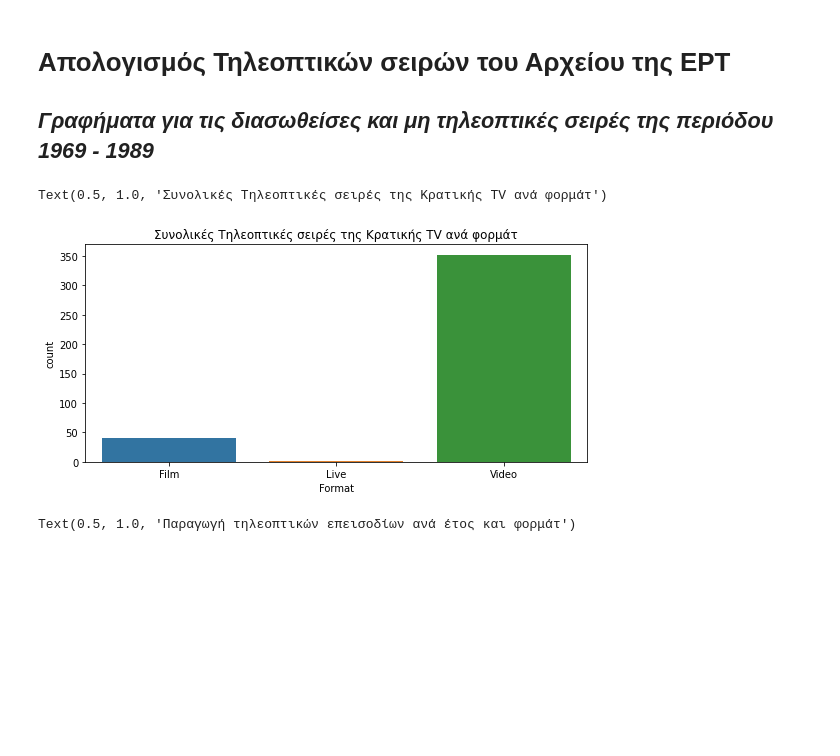
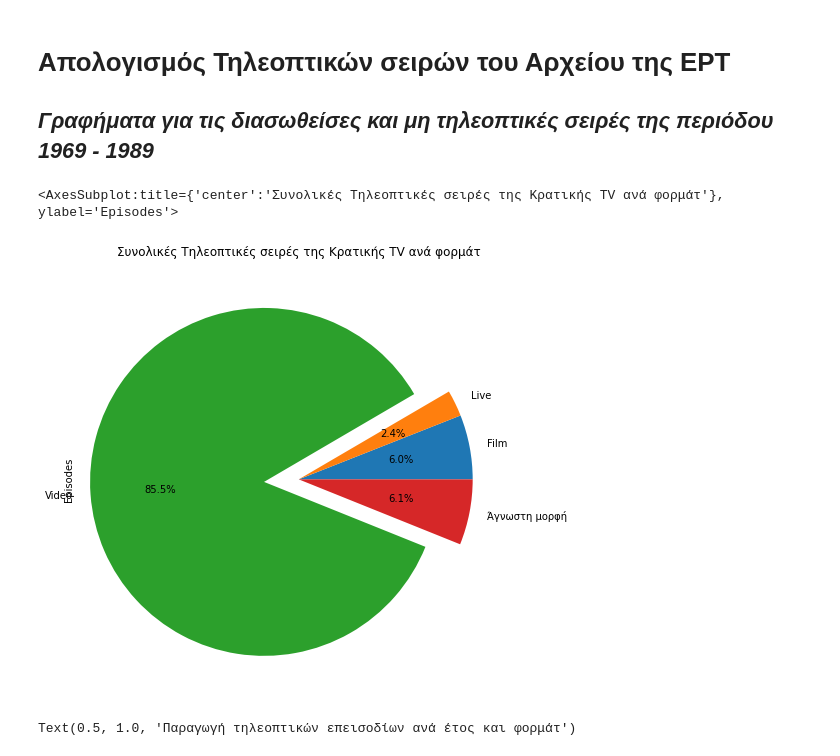
Before and after one commit to AntonioKal/Data_Analysis, a Jupyter notebook: Archivio_ERT.ipynb, the cells around one changed output. Drawn from its saved outputs; the diff is of its cells as text; code cells hidden in the pictures; blank space fills up the shorter version.

```diff
--- a/Archivio_ERT.ipynb
+++ b/Archivio_ERT.ipynb
@@ -12,13 +12,11 @@ pd.set_option('display.max_rows', None)
 pd.set_option('display.max_columns', None)
 # %%
 df = pd.read_excel('datasets/myProjects/Archivio_ERT.xlsx')
-# %%
-plt.figure(figsize =(9,4))
-sbn.countplot(x= 'Format',  data=df[df['Format']!='Άγνωστη μορφή'])
-plt.title('Συνολικές Τηλεοπτικές σειρές της Κρατικής TV ανά φορμάτ')
-# %% [output]
-Text(0.5, 1.0, 'Συνολικές Τηλεοπτικές σειρές της Κρατικής TV ανά φορμάτ')
-[figure, removed]
+# %%
+df.groupby('Format').sum()['Episodes'].plot(kind='pie',shadow=False, title = 'Συνολικές Τηλεοπτικές σειρές της Κρατικής TV ανά φορμάτ', autopct = '%1.1f%%', figsize =(10,8), explode = [0, 0, 0.2, 0])
+# %% [output]
+<AxesSubplot:title={'center':'Συνολικές Τηλεοπτικές σειρές της Κρατικής TV ανά φορμάτ'}, ylabel='Episodes'>
+[figure, added]
 # %%
 plt.figure(figsize = (12,4))
 sbn.barplot(x = 'YearStart', y = 'Episodes', estimator = 'sum', hue= 'Format', errorbar=('ci', 0), data =df[df['Format']!='Άγνωστη μορφή'])
```
Also changed, not shown: parts of 1 cell of this notebook.
